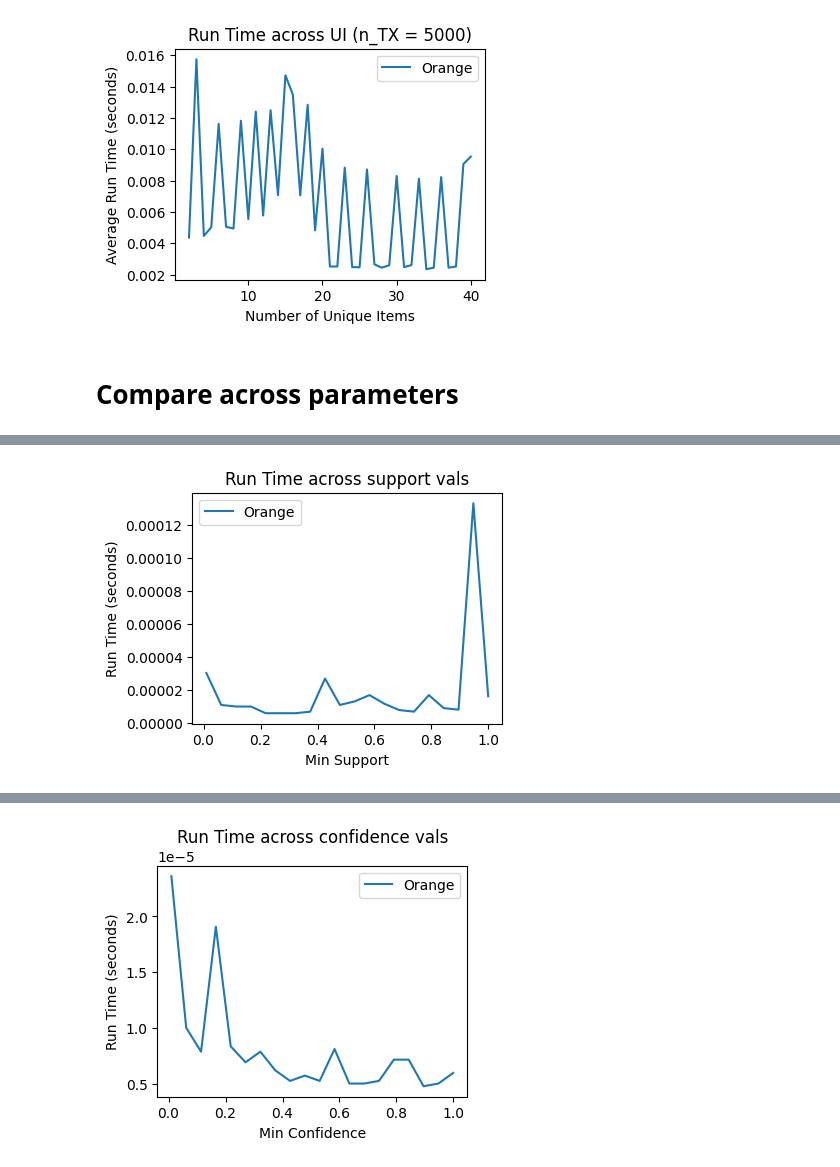
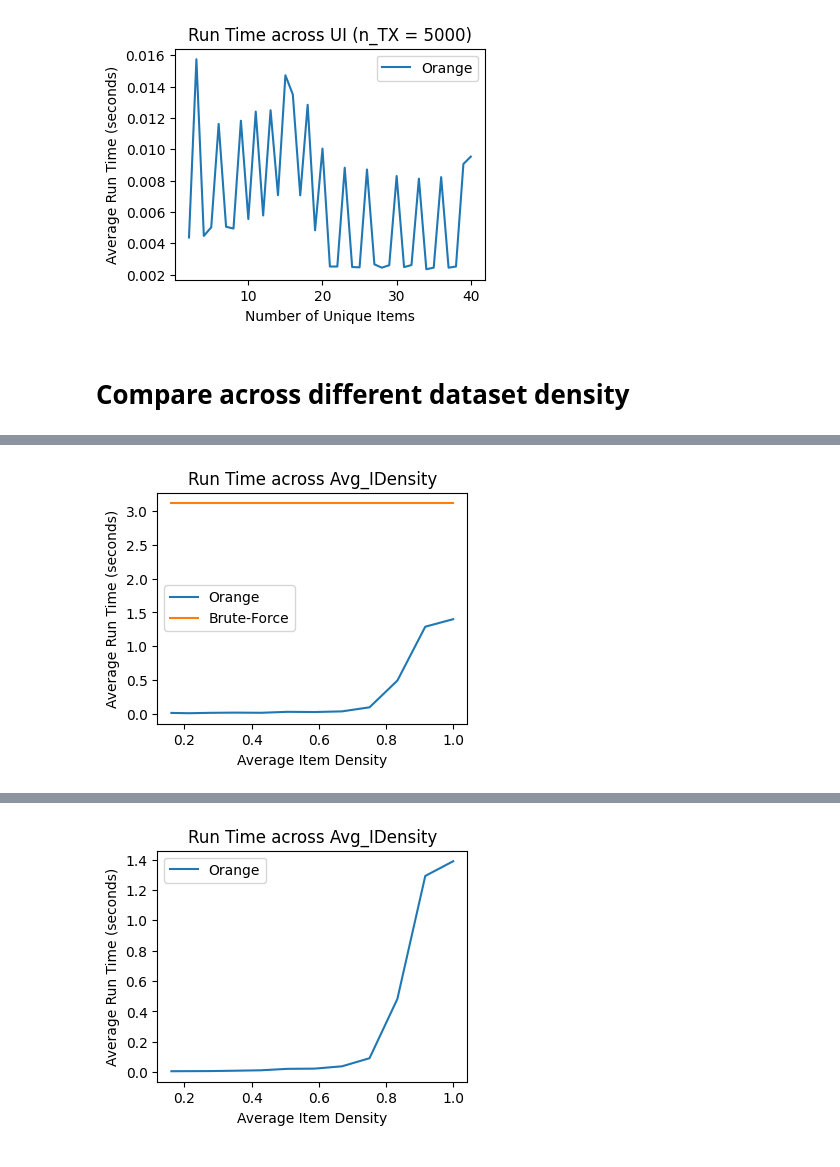
Before and after one commit to AdemJensen/association-rule-mining-test, a Jupyter notebook: association_rule_mining.ipynb, the cells around one changed output, grey strips where cells are left out. Saved outputs shown, nothing was run; the diff lists cells and outputs as text; code cells hidden in the pictures.

Commit message:
feat: performance on different dataset density

```diff
--- a/association_rule_mining.ipynb
+++ b/association_rule_mining.ipynb
@@ -180,13 +180,24 @@ evaluate(datasets, mode="uniq_items", do_estimation=False)
 [interactive output not drawn]
 [figure]
 # %% [markdown]
-# Compare across parameters
+# Compare across different dataset density
 # %%
-ds = dummy_dataset.gen(40, 1, 80)
-eval_params(ds, 20, "support", 0.01, 0.999, 0.999)
-eval_params(ds, 20, "confidence", 0.01, 0.999, 0.999)
+# Fixed n_uniq_items, varying n_transactions
+fixed_transactions = 5000
+fixed_uniq_items = 12
+shortest_transaction_len_min = 1
+shortest_transaction_len_max = 12
+shortest_transaction_len_step = 1
+
+datasets = []
+for shortest_transaction_len in range(shortest_transaction_len_min, shortest_transaction_len_max + 1, shortest_transaction_len_step):
+    new_ds = dummy_dataset.gen(fixed_uniq_items, fixed_transactions, fixed_uniq_items, shortest_transaction_len=shortest_transaction_len)
+    datasets.append(new_ds)
+
+evaluate(datasets, mode="avg_item_density")
+evaluate(datasets, mode="avg_item_density", do_estimation=False)
 # %% [output]
 [interactive output not drawn]
-[figure, old version]
+[figure, new version]
 [interactive output not drawn]
-[figure, old version]
+[figure, new version]
```
Also changed, not shown: 3 other files.
